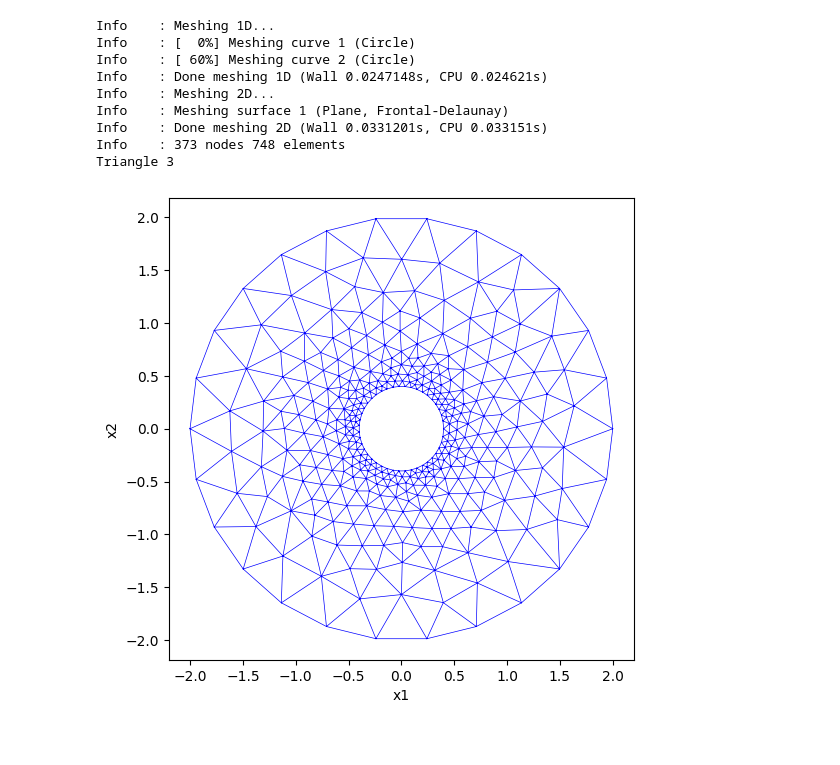
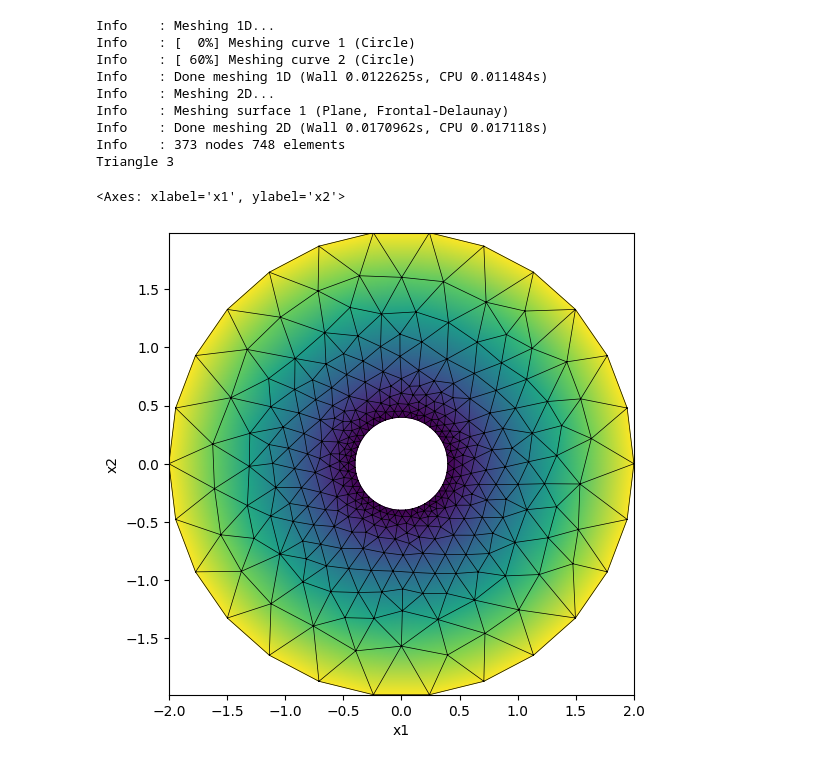
Before and after one commit to harryzhou2000/chimeraTreeDemo, a Jupyter notebook: chimeraTreeDemo/test2.ipynb, the cells around one changed output. Saved outputs shown, nothing was run; the diff lists cells and outputs as text; code cells hidden in the pictures.

```diff
--- a/chimeraTreeDemo/test2.ipynb
+++ b/chimeraTreeDemo/test2.ipynb
@@ -1,27 +1,31 @@
 # %%
 import meshBuilder
 import matplotlib.pyplot as plt
-
+import numpy as np
+import distanceField
 mesh0, b0 = meshBuilder.buildMesh_tri_cylinder_gmsh(
     x0=[0, 0],
     r_inner=0.4,
     r_outer=2,
     lc=0.5,
     lc_inner=0.05
 )
+d0 = distanceField.get_mesh_nodal_wall_distance(mesh0,b0)
 
 fig = plt.figure(figsize=(6, 6))
 ax = fig.add_subplot(111)
-p = mesh0.plot_grid(ax=ax, linewidth=0.5, color="b")
+mesh0.plot_image(ax=ax, v=d0, v_type="N")
+mesh0.plot_grid(ax=ax, linewidth=0.5, color="k")
 # %% [output]
 Info    : Meshing 1D...
 Info    : [  0%] Meshing curve 1 (Circle)
 Info    : [ 60%] Meshing curve 2 (Circle)
-Info    : Done meshing 1D (Wall 0.0247148s, CPU 0.024621s)
+Info    : Done meshing 1D (Wall 0.0122625s, CPU 0.011484s)
 Info    : Meshing 2D...
 Info    : Meshing surface 1 (Plane, Frontal-Delaunay)
-Info    : Done meshing 2D (Wall 0.0331201s, CPU 0.033151s)
+Info    : Done meshing 2D (Wall 0.0170962s, CPU 0.017118s)
 Info    : 373 nodes 748 elements
 Triangle 3
+<Axes: xlabel='x1', ylabel='x2'>
-[figure, old version]
+[figure, new version]
 # %%
```
Also changed, not shown: parts of 2 cells of this notebook, 8 other files.
